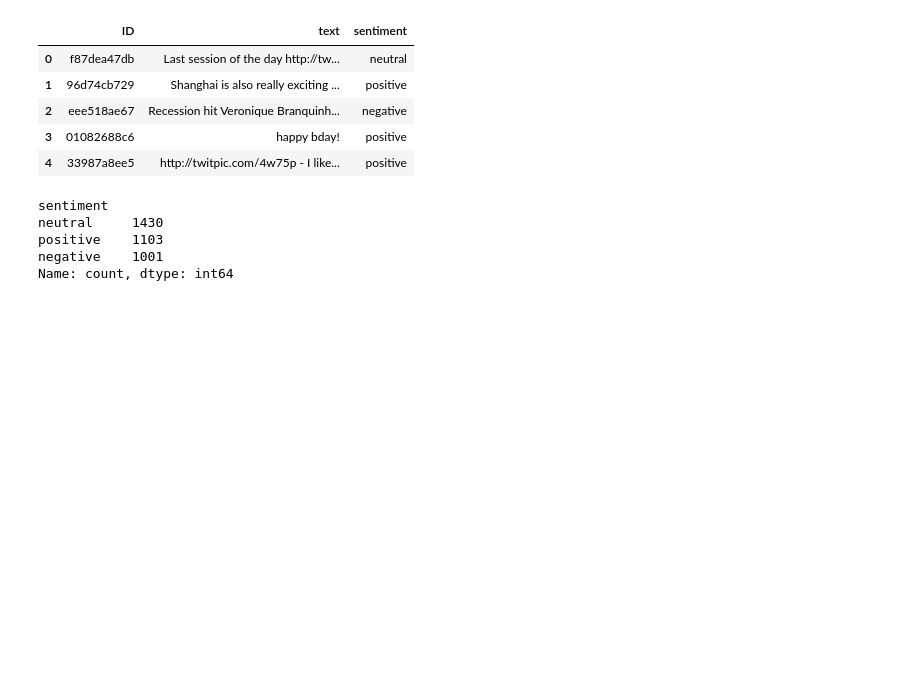
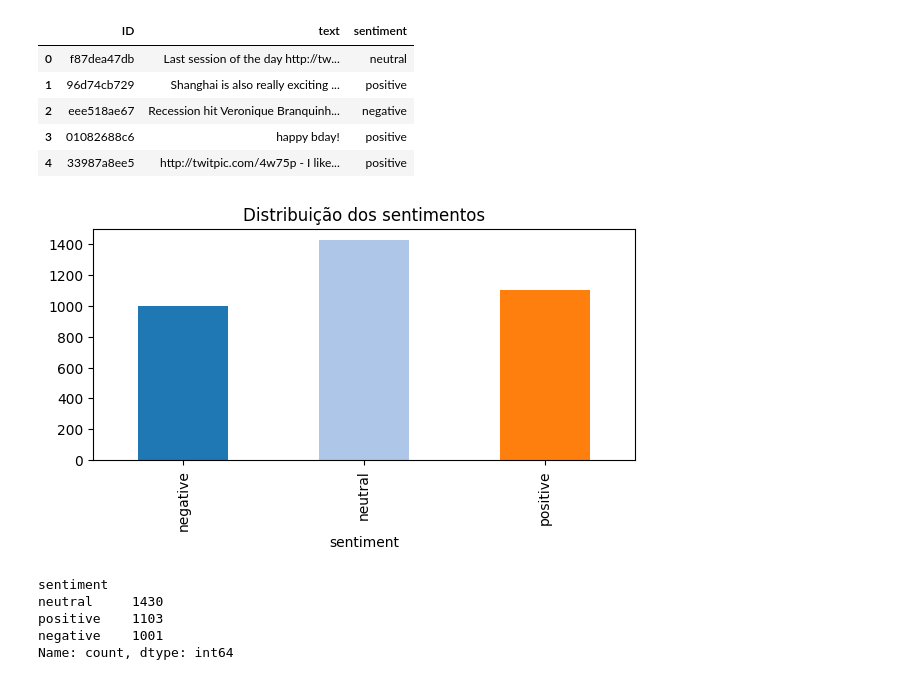
Before and after one commit to EndelSemW/Mestrado-UFRJ, a Jupyter notebook: tweets-sentiment-analysis.ipynb, the cells around one changed output. Saved outputs shown, nothing was run; the diff lists cells and outputs as text; code cells hidden in the pictures; blank space fills up the shorter version.

```diff
--- a/tweets-sentiment-analysis.ipynb
+++ b/tweets-sentiment-analysis.ipynb
@@ -91,6 +102,20 @@ df.head()
 | 2 | eee518ae67 | Recession hit Veronique Branquinh... | negative |
 | 3 | 01082688c6 | happy bday! | positive |
 | 4 | 33987a8ee5 | http://twitpic.com/4w75p - I like... | positive |
+# %%
+colors = [plt.cm.tab20(i) for i in range(len(df['sentiment'].unique()))]
+
+# Plotar a distribuição dos sentimentos
+ax = df['sentiment'].value_counts().sort_index() \
+    .plot(kind='bar',
+          title='Distribuição dos sentimentos',
+          figsize=(7, 3),
+          color=colors)
+
+ax.set_xlabel('sentiment')
+plt.show()
+# %% [output]
+[figure, added]
 # %%
 n_amostral = 200
 # %%
```
Also changed, not shown: parts of 2 cells of this notebook.
